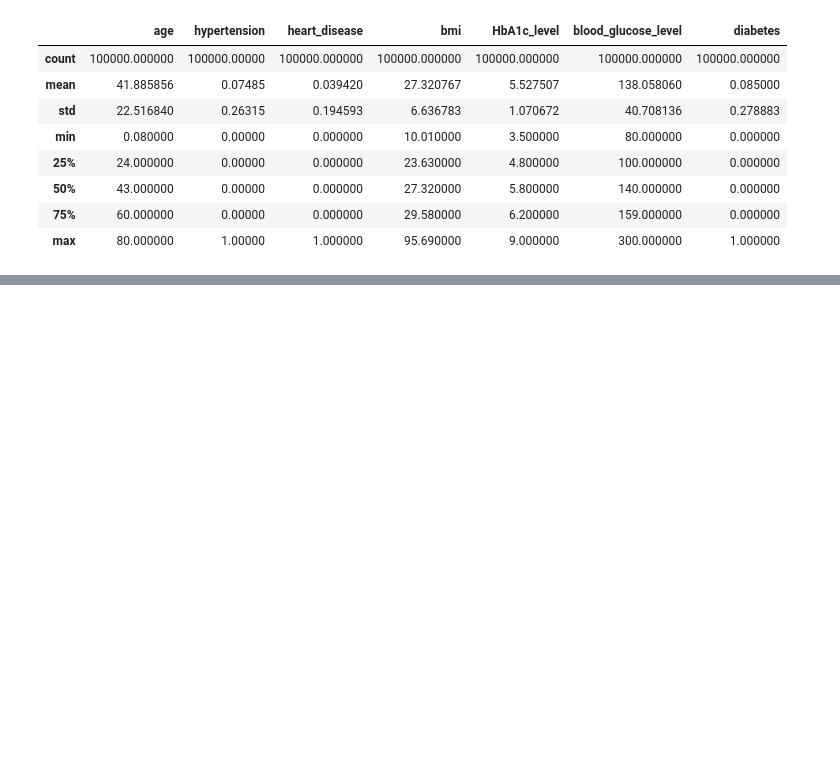
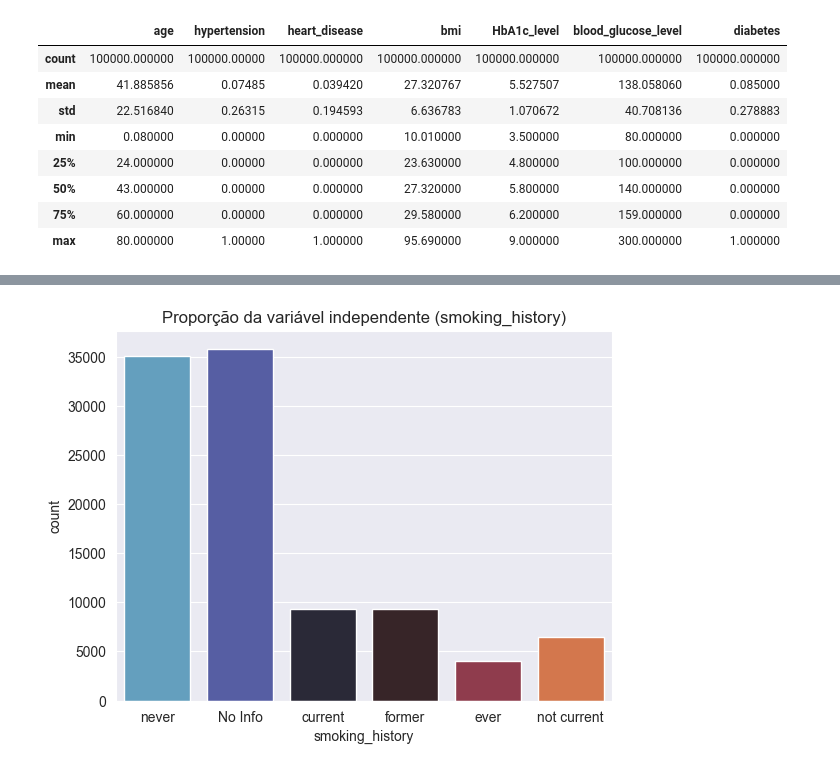
Before and after one commit to luizaalovo/diabetes-prediction, a Jupyter notebook: Previsão de diabetes.ipynb, the cells around one changed output, grey strips where cells are left out. Cells and saved outputs as stored; diff of their text form; code cells hidden in the pictures; blank space fills up the shorter version.

```diff
--- a/Previsão de diabetes.ipynb
+++ b/Previsão de diabetes.ipynb
@@ -113,0 +175,8 @@ df.describe()
+# %%
+#Proporção da variável independente (smoking_history)
+
+sns.countplot(data=df, x='smoking_history', palette="icefire")
+plt.title('Proporção da variável independente (smoking_history)')
+plt.show()
+# %% [output]
+[figure, added]
```
Also changed, not shown: parts of 71 cells of this notebook, 1 other file.
